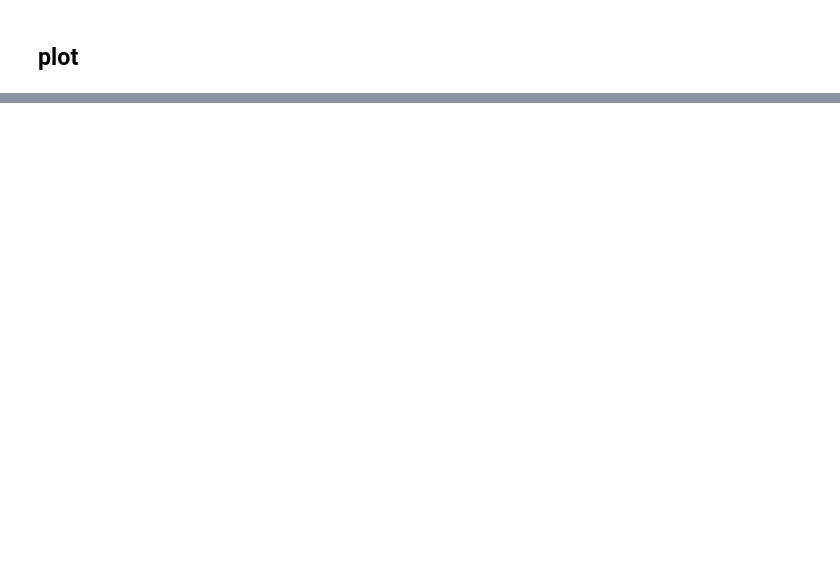
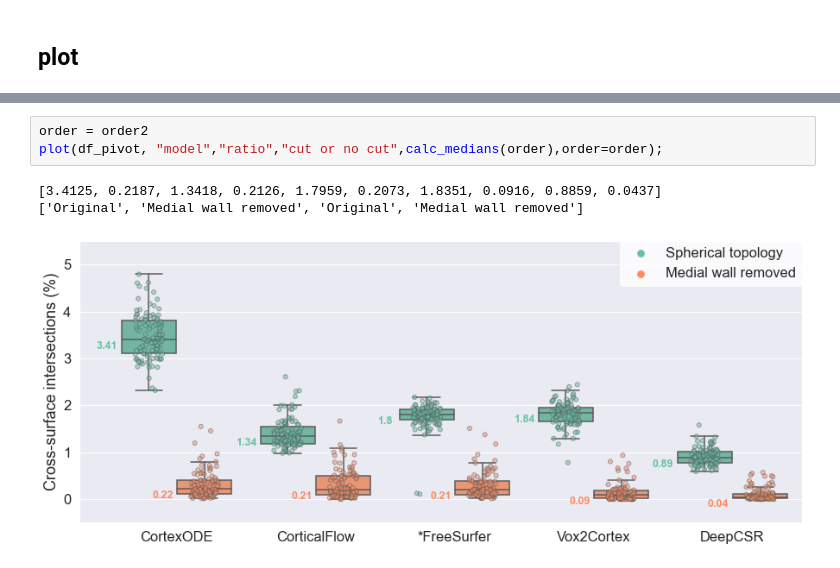
Before and after one commit to neuroneural/BrainPlots, a Jupyter notebook: scripts/BoxPlot-Mesh-Intersections-Jul18.ipynb, the cells around one changed output, grey strips where cells are left out. Saved outputs shown, nothing was run; the diff lists cells and outputs as text; blank space fills up the shorter version.

```diff
--- a/scripts/BoxPlot-Mesh-Intersections-Jul18.ipynb
+++ b/scripts/BoxPlot-Mesh-Intersections-Jul18.ipynb
@@ -148,0 +165,7 @@ plot(df_pivot, "model","ratio","cut or no cut",calc_medians());
+# %%
+order = order2
+plot(df_pivot, "model","ratio","cut or no cut",calc_medians(order),order=order);
+# %% [output]
+[3.4125, 0.2187, 1.3418, 0.2126, 1.7959, 0.2073, 1.8351, 0.0916, 0.8859, 0.0437]
+['Original', 'Medial wall removed', 'Original', 'Medial wall removed']
+[figure, added]
```
Also changed, not shown: parts of 17 cells of this notebook.
